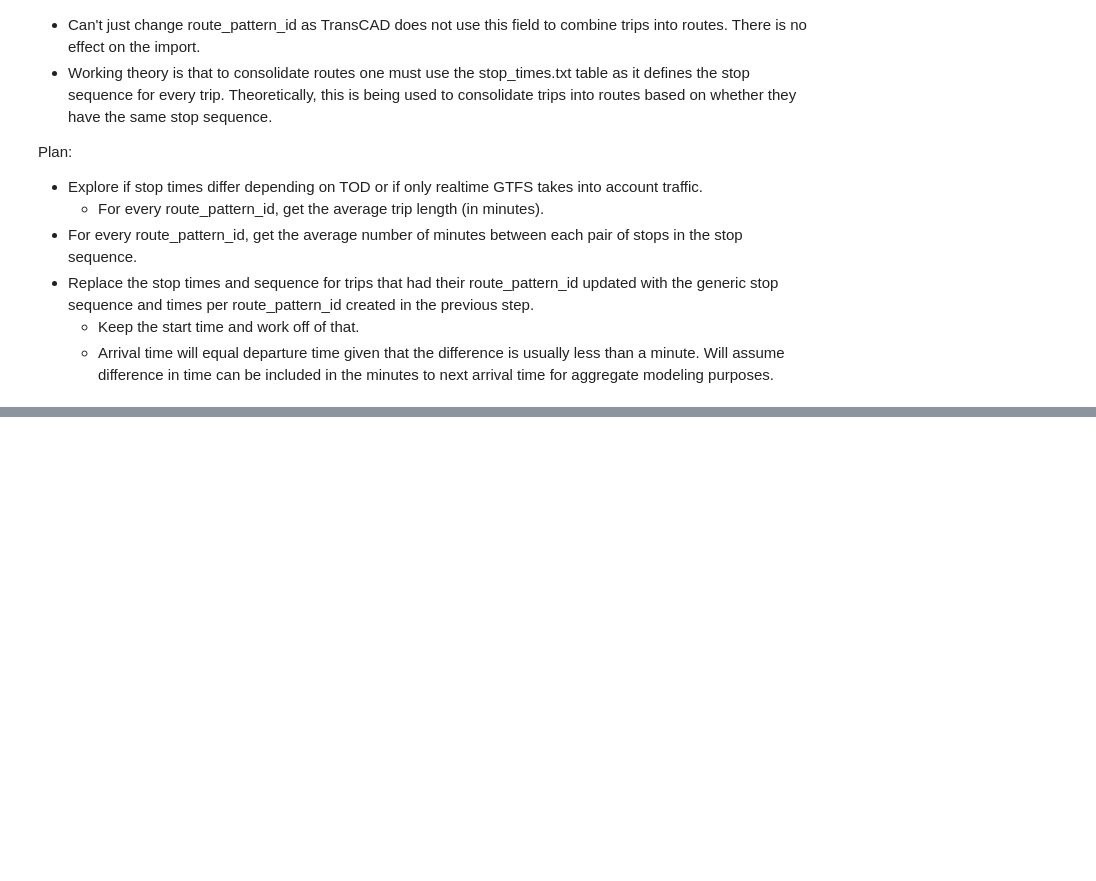
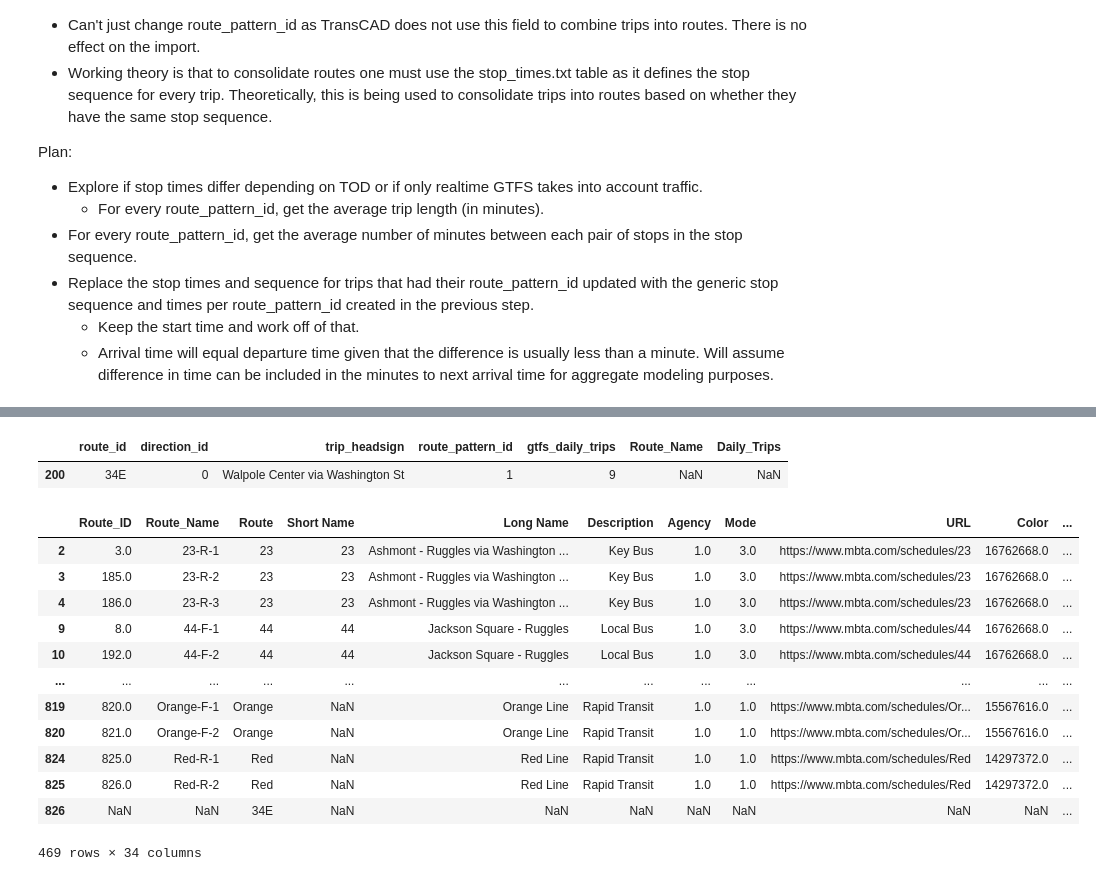
Before and after one commit to mmatkinson7/gtfs_transcad_prep, a Jupyter notebook: gtfs_consolidation_tod.ipynb, the cells around one changed output, grey strips where cells are left out. Drawn from its saved outputs; the diff is of its cells as text; code cells hidden in the pictures; blank space fills up the shorter version.

```diff
--- a/gtfs_consolidation_tod.ipynb
+++ b/gtfs_consolidation_tod.ipynb
@@ -427 +457,3 @@ gtfsfeeds_dfs.trips = gtfsfeeds_dfs.trips.drop(columns=['route_pattern_id_old'])
+# %%
+gtfsfeeds_dfs.stop_times = gtfsfeeds_dfs.stop_times.sort_values(by=['trip_id','stop_sequence'])
 # %%
@@ -429,0 +468,5 @@ gtfsfeeds_dfs.stop_times.to_csv(r"C:\Users\matkinson.AD\Downloads\Nov15_Sandbox\
+# %%
+p4 = pd.read_csv(r"C:\Users\matkinson.AD\Downloads\Nov15_Sandbox\Part_4_Import_GTFS\test_routes.csv")
+p4_a = p4.groupby(by=['Route','Direction','Sign']).agg({'Route_Name':'count','Daily_Trips':'sum'}).reset_index().rename(columns={'Route':'route_id','Direction':'direction_id','Sign':'trip_headsign'})
+p4_a['direction_id'] = np.where(p4_a['direction_id'] == "F", 0, 1)
+p4_a
@@ -429,0 +487,3 @@ gtfsfeeds_dfs.stop_times.to_csv(r"C:\Users\matkinson.AD\Downloads\Nov15_Sandbox\
+# %%
+trips_a = gtfsfeeds_dfs.trips.groupby(by=['route_id','direction_id','trip_headsign']).agg({'route_pattern_id':'nunique','trip_id':'count'}).rename(columns={'trip_id':'gtfs_daily_trips'}).reset_index()
+trips_a
@@ -429,0 +525,25 @@ gtfsfeeds_dfs.stop_times.to_csv(r"C:\Users\matkinson.AD\Downloads\Nov15_Sandbox\
+# %%
+trips_b.query('Daily_Trips.isna()')
+# %% [output]
+|  | route_id | direction_id | trip_headsign | route_pattern_id | gtfs_daily_trips | Route_Name | Daily_Trips |
+| 200 | 34E | 0 | Walpole Center via Washington St | 1 | 9 | NaN | NaN |
+# %%
+trips_aa = trips_a.rename(columns={'direction_id':'Direction','route_id':'Route','trip_headsign':'Sign'})
+trips_aa['Direction'] = np.where(trips_aa['Direction'] == 0, "F", "R")
+# %%
+p5 = p4.merge(trips_aa, how='outer',on=['Route','Direction','Sign']).query('Daily_Trips != gtfs_daily_trips')
+p5
+# %% [output]
+|  | Route_ID | Route_Name | Route | Short Name | Long Name | Description | Agency | Mode | URL | Color | ... |
+| 2 | 3.0 | 23-R-1 | 23 | 23 | Ashmont - Ruggles via Washington ... | Key Bus | 1.0 | 3.0 | https://www.mbta.com/schedules/23 | 16762668.0 | ... |
+| 3 | 185.0 | 23-R-2 | 23 | 23 | Ashmont - Ruggles via Washington ... | Key Bus | 1.0 | 3.0 | https://www.mbta.com/schedules/23 | 16762668.0 | ... |
+| 4 | 186.0 | 23-R-3 | 23 | 23 | Ashmont - Ruggles via Washington ... | Key Bus | 1.0 | 3.0 | https://www.mbta.com/schedules/23 | 16762668.0 | ... |
+| 9 | 8.0 | 44-F-1 | 44 | 44 | Jackson Square - Ruggles | Local Bus | 1.0 | 3.0 | https://www.mbta.com/schedules/44 | 16762668.0 | ... |
+| 10 | 192.0 | 44-F-2 | 44 | 44 | Jackson Square - Ruggles | Local Bus | 1.0 | 3.0 | https://www.mbta.com/schedules/44 | 16762668.0 | ... |
+| ... | ... | ... | ... | ... | ... | ... | ... | ... | ... | ... | ... |
+| 819 | 820.0 | Orange-F-1 | Orange | NaN | Orange Line | Rapid Transit | 1.0 | 1.0 | https://www.mbta.com/schedules/Or... | 15567616.0 | ... |
+| 820 | 821.0 | Orange-F-2 | Orange | NaN | Orange Line | Rapid Transit | 1.0 | 1.0 | https://www.mbta.com/schedules/Or... | 15567616.0 | ... |
+| 824 | 825.0 | Red-R-1 | Red | NaN | Red Line | Rapid Transit | 1.0 | 1.0 | https://www.mbta.com/schedules/Red | 14297372.0 | ... |
+| 825 | 826.0 | Red-R-2 | Red | NaN | Red Line | Rapid Transit | 1.0 | 1.0 | https://www.mbta.com/schedules/Red | 14297372.0 | ... |
+| 826 | NaN | NaN | 34E | NaN | NaN | NaN | NaN | NaN | NaN | NaN | ... |
+469 rows × 34 columns
```
Also changed, not shown: parts of 16 cells of this notebook.
